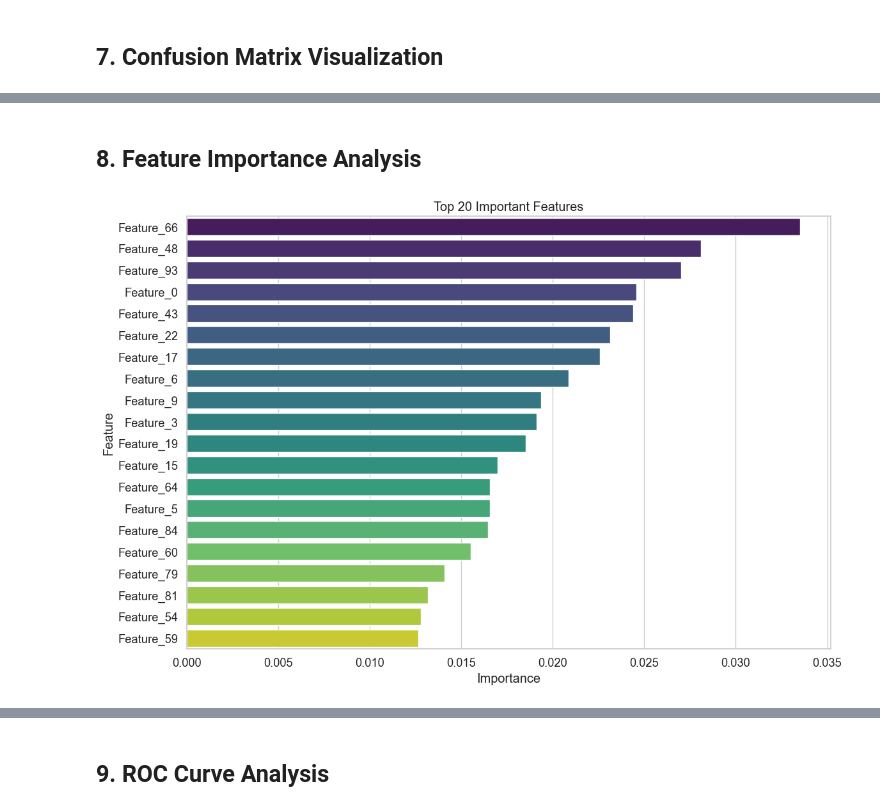
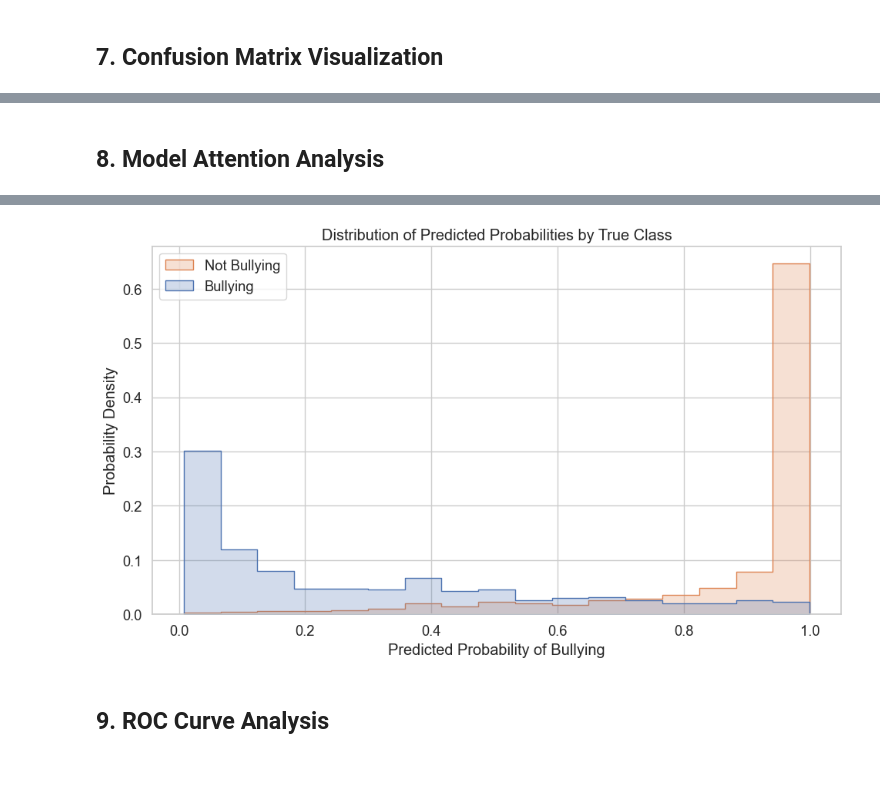
Before and after one commit to NotAlpha45/bangla-cyberbullying, a Jupyter notebook: code/lstm_run/no_augmentation_binary_class.ipynb, the cells around one changed output, grey strips where cells are left out. Drawn from its saved outputs; the diff is of its cells as text; code cells hidden in the pictures; blank space fills up the shorter version.

```diff
--- a/code/lstm_run/no_augmentation_binary_class.ipynb
+++ b/code/lstm_run/no_augmentation_binary_class.ipynb
@@ -238,21 +370,31 @@ plt.show()
 # %% [markdown]
-## 8. Feature Importance Analysis
+## 8. Model Attention Analysis
-# %%
-# Analyze feature importance
-feature_importance = pd.DataFrame(
-    {
-        "Feature": [f"Feature_{i}" for i in range(X_train_vectors.shape[1])],
-        "Importance": rf_model.feature_importances_,
-    }
-)
-feature_importance = feature_importance.sort_values("Importance", ascending=False).head(
-    20
-)
-
-plt.figure(figsize=(12, 8))
-sns.barplot(x="Importance", y="Feature", data=feature_importance, palette="viridis")
-plt.title("Top 20 Important Features")
-plt.tight_layout()
-plt.show()
-# %% [output]
-[figure, removed]
+# %%
+# For LSTM models, we don't have direct feature importance like in Random Forest
+# Instead, let's analyze model performance on different classes
+
+# Get prediction probabilities for each class
+y_pred_probabilities = model.predict(X_test_sequences)
+
+# Create a DataFrame with actual labels and predicted probabilities
+prediction_df = pd.DataFrame(
+    {"actual_label": y_test, "predicted_probability": y_pred_probabilities.flatten()}
+)
+
+# Visualize the distribution of predicted probabilities by actual class
+plt.figure(figsize=(10, 6))
+sns.histplot(
+    data=prediction_df,
+    x="predicted_probability",
+    hue="actual_label",
+    element="step",
+    stat="probability",
+    common_norm=False,
+)
+plt.title("Distribution of Predicted Probabilities by True Class")
+plt.xlabel("Predicted Probability of Bullying")
+plt.ylabel("Probability Density")
+plt.legend(labels=["Not Bullying", "Bullying"])
+plt.tight_layout()
+plt.show()
+# %% [output]
@@ -259,3 +402,4 @@ plt.show()
+[figure, added]
 # %% [markdown]
 ## 9. ROC Curve Analysis
 # %%
```
Also changed, not shown: parts of 24 cells of this notebook, 1 other file.
